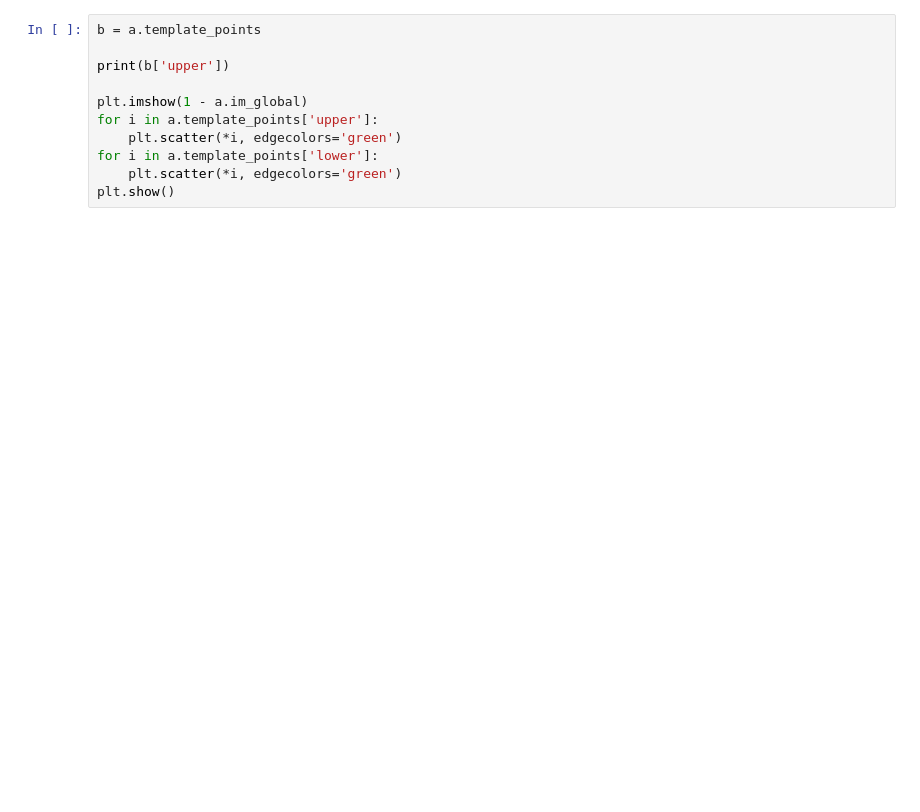
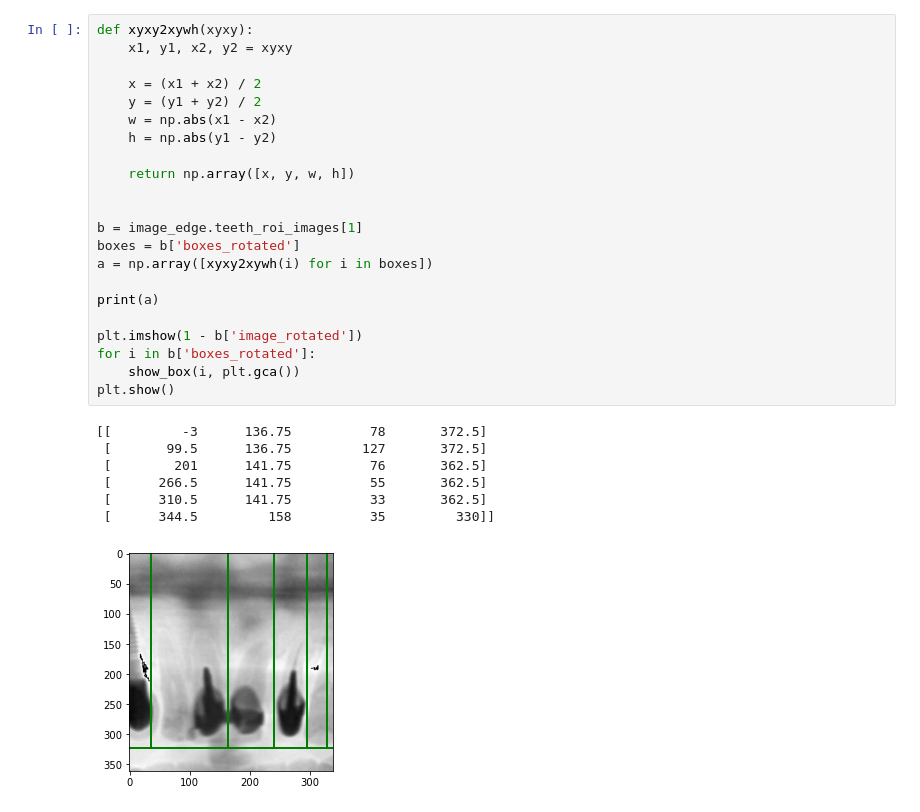
Before and after one commit to alan8365/dentist-CV, a Jupyter notebook: edge/class_test.ipynb, the cells around one changed output. Drawn from its saved outputs; the diff is of its cells as text; blank space fills up the shorter version.

```diff
--- a/edge/class_test.ipynb
+++ b/edge/class_test.ipynb
@@ -427,11 +569,30 @@ plt.show()
-# %%
-b = a.template_points
-
-print(b['upper'])
-
-plt.imshow(1 - a.im_global)
-for i in a.template_points['upper']:
-    plt.scatter(*i, edgecolors='green')
-for i in a.template_points['lower']:
-    plt.scatter(*i, edgecolors='green')
-plt.show()
+# %%
+def xyxy2xywh(xyxy):
+    x1, y1, x2, y2 = xyxy
+
+    x = (x1 + x2) / 2
+    y = (y1 + y2) / 2
+    w = np.abs(x1 - x2)
+    h = np.abs(y1 - y2)
+
+    return np.array([x, y, w, h])
+
+
+b = image_edge.teeth_roi_images[1]
+boxes = b['boxes_rotated']
+a = np.array([xyxy2xywh(i) for i in boxes])
+
+print(a)
+
+plt.imshow(1 - b['image_rotated'])
+for i in b['boxes_rotated']:
+    show_box(i, plt.gca())
+plt.show()
+# %% [output]
+[[         -3      136.75          78       372.5]
+ [       99.5      136.75         127       372.5]
+ [        201      141.75          76       362.5]
+ [      266.5      141.75          55       362.5]
+ [      310.5      141.75          33       362.5]
+ [      344.5         158          35         330]]
+[figure, added]
```
Also changed, not shown: parts of 8 cells of this notebook, 15 other files.
